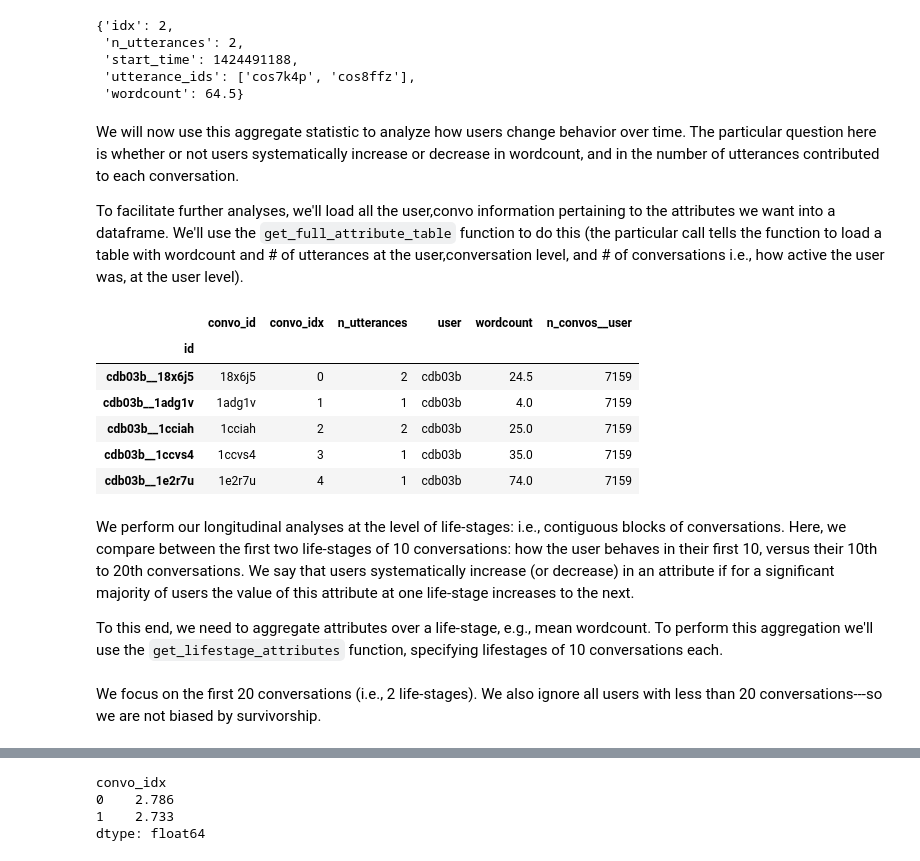
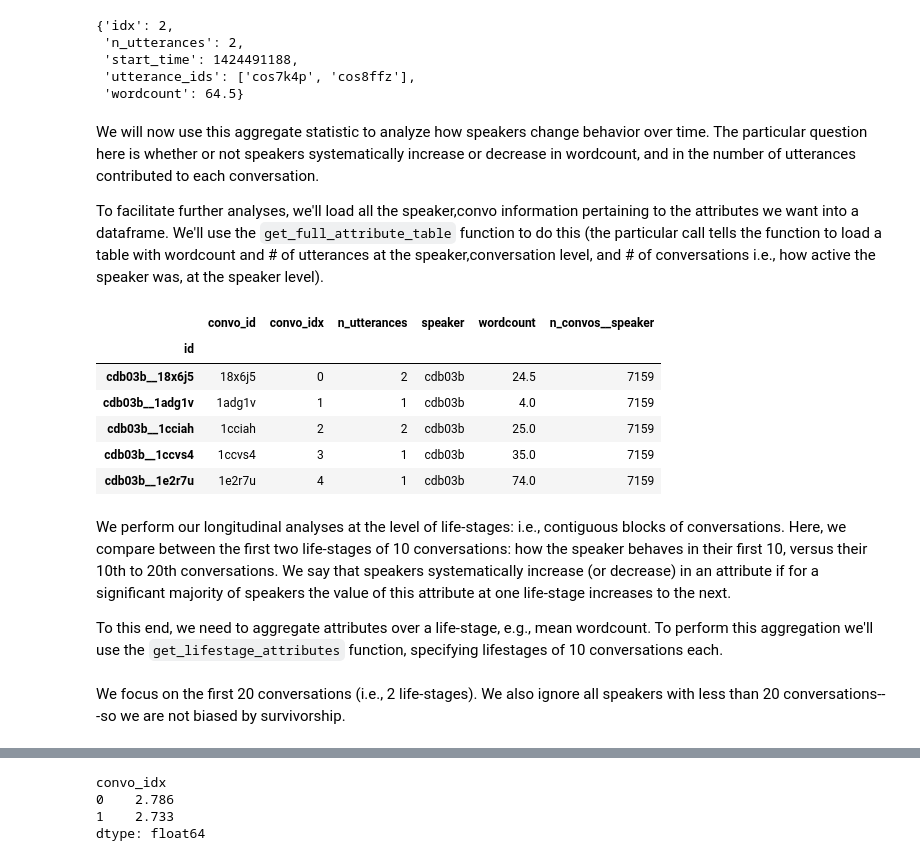
Before and after one commit to seanzhangkx8/ConvoKit, a Jupyter notebook: examples/speaker-convo-attributes/speaker-convo-diversity-demo.ipynb, the cells around one changed output, grey strips where cells are left out. Saved outputs shown, nothing was run; the diff lists cells and outputs as text; code cells hidden in the pictures.

```diff
--- a/examples/speaker-convo-attributes/speaker-convo-diversity-demo.ipynb
+++ b/examples/speaker-convo-attributes/speaker-convo-diversity-demo.ipynb
@@ -83,11 +83,11 @@ user_activities.sort_values('n_convos', ascending=False).head(10)
 | caw81 | 4204.0 |
 | Glory2Hypnotoad | 3984.0 |
 # %%
-top_users = user_activities.sort_values('n_convos', ascending=False).head(100).index
+top_speakers = speaker_activities.sort_values('n_convos', ascending=False).head(100).index
 # %%
 subset_utts = []
-for user in top_users:
-    subset_utts += list(corpus.get_speaker(user).iter_utterances())
+for speaker in top_speakers:
+    subset_utts += list(corpus.get_speaker(speaker).iter_utterances())
 subset_corpus = Corpus(utterances=subset_utts)
 # %%
 subset_corpus.print_summary_stats()
@@ -184,8 +184,8 @@ We call the `SpeakerConvoAttrs` transformer to do this. Here, `agg_fn=np.mean` m
 # %%
 import numpy as np
 # %%
-uc_wordcount = convokit.user_convo_helpers.user_convo_attrs.SpeakerConvoAttrs('wordcount', agg_fn=np.mean)
-subset_corpus = uc_wordcount.transform(subset_corpus)
+sc_wordcount = convokit.speaker_convo_helpers.speaker_convo_attrs.SpeakerConvoAttrs('wordcount', agg_fn=np.mean)
+subset_corpus = sc_wordcount.transform(subset_corpus)
 # %% [markdown]
 This transformer annotates each conversation in each Speaker object with a (mean) wordcount:
 # %%
@@ -197,16 +197,16 @@ subset_corpus.get_speaker('ThatBelligerentSloth').meta['conversations']['2wm22t'
  'utterance_ids': ['cos7k4p', 'cos8ffz'],
  'wordcount': 64.5}
 # %% [markdown]
-We will now use this aggregate statistic to analyze how users change behavior over time. The particular question here is whether or not users systematically increase or decrease in wordcount, and in the number of utterances contributed to each conversation.
+We will now use this aggregate statistic to analyze how speakers change behavior over time. The particular question here is whether or not speakers systematically increase or decrease in wordcount, and in the number of utterances contributed to each conversation.
 
-To facilitate further analyses, we'll load all the user,convo information pertaining to the attributes we want into a dataframe. We'll use the `get_full_attribute_table` function to do this (the particular call tells the function to load a table with wordcount and # of utterances at the user,conversation level, and # of conversations i.e., how active the user was, at the user level).
+To facilitate further analyses, we'll load all the speaker,convo information pertaining to the attributes we want into a dataframe. We'll use the `get_full_attribute_table` function to do this (the particular call tells the function to load a table with wordcount and # of utterances at the speaker,conversation level, and # of conversations i.e., how active the speaker was, at the speaker level).
 # %%
-user_convo_len_df = subset_corpus.get_full_attribute_table(user_convo_attrs=['wordcount','n_utterances'],
-                                             user_attrs=['n_convos'])
+speaker_convo_len_df = subset_corpus.get_full_attribute_table(speaker_convo_attrs=['wordcount','n_utterances'],
+                                             speaker_attrs=['n_convos'])
 # %%
-user_convo_len_df.head()
+speaker_convo_len_df.head()
 # %% [output]
-|  | convo_id | convo_idx | n_utterances | user | wordcount | n_convos__user |
+|  | convo_id | convo_idx | n_utterances | speaker | wordcount | n_convos__speaker |
 | id |  |  |  |  |  |  |
 | cdb03b__18x6j5 | 18x6j5 | 0 | 2 | cdb03b | 24.5 | 7159 |
 | cdb03b__1adg1v | 1adg1v | 1 | 1 | cdb03b | 4.0 | 7159 |
@@ -214,8 +214,8 @@ user_convo_len_df.head()
 | cdb03b__1ccvs4 | 1ccvs4 | 3 | 1 | cdb03b | 35.0 | 7159 |
 | cdb03b__1e2r7u | 1e2r7u | 4 | 1 | cdb03b | 74.0 | 7159 |
 # %% [markdown]
-We perform our longitudinal analyses at the level of life-stages: i.e., contiguous blocks of conversations. Here, we compare between the first two life-stages of 10 conversations: how the user behaves in their first 10, versus their 10th to 20th conversations.
-We say that users systematically increase (or decrease) in an attribute if for a significant majority of users the value of this attribute at one life-stage increases to the next.
+We perform our longitudinal analyses at the level of life-stages: i.e., contiguous blocks of conversations. Here, we compare between the first two life-stages of 10 conversations: how the speaker behaves in their first 10, versus their 10th to 20th conversations.
+We say that speakers systematically increase (or decrease) in an attribute if for a significant majority of speakers the value of this attribute at one life-stage increases to the next.
 
 To this end, we need to aggregate attributes over a life-stage, e.g., mean wordcount. To perform this aggregation we'll use the `get_lifestage_attributes` function, specifying lifestages of 10 conversations each.
 # %%
@@ -226,5 +226,5 @@ def get_lifestage_attributes(attr_df, attr, lifestage_size, agg_fn=np.mean):
                                    values=attr)
     return aggs
 # %% [markdown]
-We focus on the first 20 conversations (i.e., 2 life-stages). We also ignore all users with less than 20 conversations---so we are not biased by survivorship.
+We focus on the first 20 conversations (i.e., 2 life-stages). We also ignore all speakers with less than 20 conversations---so we are not biased by survivorship.
 # %%
```
Also changed, not shown: parts of 31 cells of this notebook, 7 other files.
